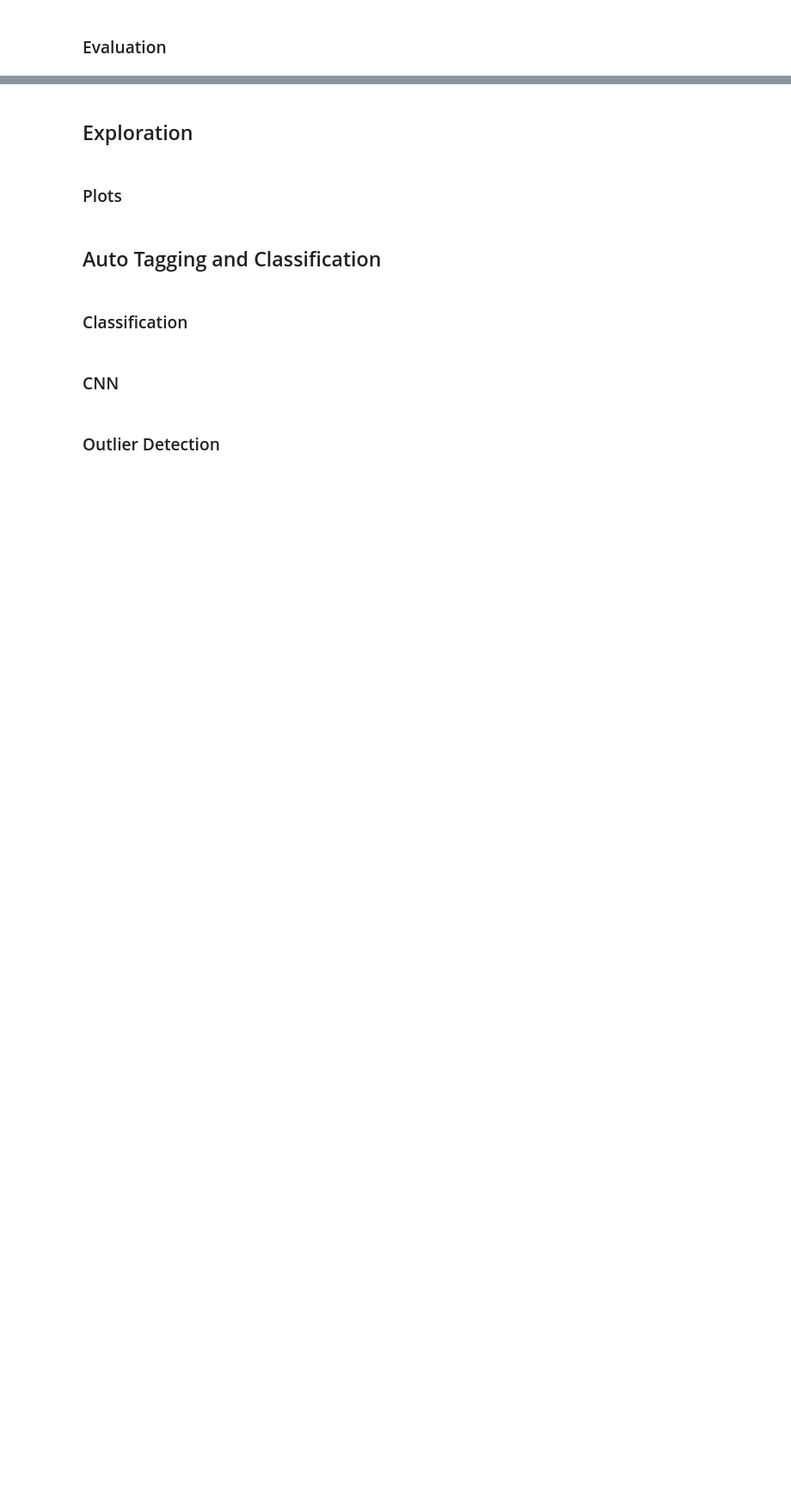
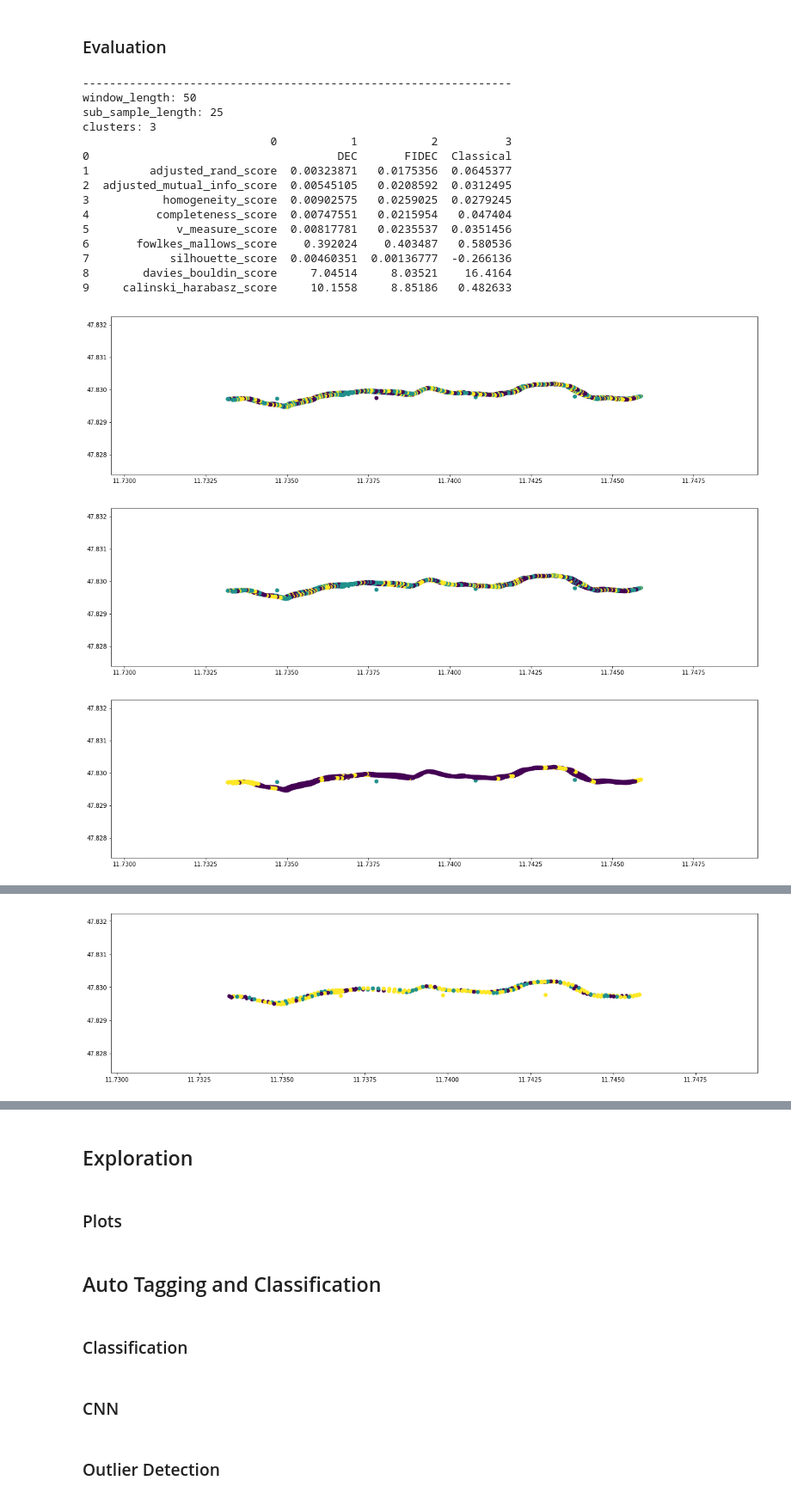
Before and after one commit to langersteff/garmin_data_explore, a Jupyter notebook: data_exploration.ipynb, the cells around one changed output, grey strips where cells are left out. Shown at 86% size. Cells and saved outputs as stored; diff of their text form; code cells hidden in the pictures; blank space fills up the shorter version.

```diff
--- a/data_exploration.ipynb
+++ b/data_exploration.ipynb
@@ -55,12 +56,14 @@ mtb_classifier = MtbClassifier()
 warngau_files=['warngaus2_1', 'warngaus2_2']#'warngaus1_1', 'warngaus1_2', 'warngaus1_3',
 location_based_label_files=['warngaus2_labels', 'warngaus2_labels']
 columns = ['SensorAccelerationX_HD', 'SensorAccelerationY_HD', 'SensorAccelerationZ_HD','altitude', 'speed', 'heart_rate', 'SensorHeading', LATITUDE_KEY, LONGITUDE_KEY]
-window_lengths = [50, 100, 150, 200, 300]
-sub_sample_lengths = [25, 50, 75, 100, 150]
-nums_clusters = [3,4,6,8,12,16]
+#window_lengths = [50, 100, 150, 200, 300]
+#sub_sample_lengths = [25, 50, 75, 100, 150]
+window_lengths = [50, 150, 300]
+sub_sample_lengths = [25, 75, 150]
+nums_clusters = [3]# TODO: ,4,6,8,12,16]
 prefix='warngau_s2'
 # %%
-if False:
+if True:
     mtb_data_provider.prepare_and_save_samples(
         warngau_files,
         columns,
@@ -68,6 +71,7 @@ if False:
         prefix='warngau_s2',
         window_lengths=window_lengths,
         sub_sample_lengths=sub_sample_lengths,
+        norm='l2',
         force_overwrite=True)
 # %% [markdown]
 ## FIDEC
@@ -140,30 +98,79 @@ Pretraining time: 73s
 # %% [markdown]
 ### Evaluation
 # %%
+from sklearn.preprocessing import normalize
 prefix='warngau_s2'
 for num_clusters in nums_clusters:
     for window_length in window_lengths:
         for sub_sample_length in sub_sample_lengths:
             if sub_sample_length >= window_length:
                 continue
 
             print("----------------------------------------------------------------")
             print("window_length:", window_length)
             print("sub_sample_length:", sub_sample_length)
             print("clusters:", num_clusters)
 
             # TODO: Write all cluster variations in one table?
 
-            experiment_prefix = "%s_%s_%s" % (prefix, str(window_length), str(sub_sample_length), str(num_clusters))
-            filename_y_pred_dec = "evaluation/%s_dec_y_pred" % experiment_prefix + "_score.csv"
-            filename_y_pred_fidec = "evaluation/%s_fidec_y_pred" % experiment_prefix + "_score.csv"
-            filename_y_pred_classical = "evaluation/%s_classical_y_pred" % experiment_prefix + "_score.csv"
+            experiment_prefix = "%s_%s_%s_%s" % (prefix, str(window_length), str(sub_sample_length), str(num_clusters))
+            filename_scores_dec = "evaluation/%s_dec_y_pred" % experiment_prefix + "_score.csv"
+            filename_scores_fidec = "evaluation/%s_fidec_y_pred" % experiment_prefix + "_score.csv"
+            filename_scores_classical = "evaluation/%s_classical_y_pred" % experiment_prefix + "_score.csv"
 
-            results_dec = pd.read_csv(filename_y_pred_dec).values.T
-            results_fidec = pd.read_csv(filename_y_pred_fidec).values.T
-            results_classical = pd.read_csv(filename_y_pred_classical).values.T
+            results_dec = pd.read_csv(filename_scores_dec).values.T
+            results_fidec = pd.read_csv(filename_scores_fidec).values.T
+            results_classical = pd.read_csv(filename_scores_classical).values.T
 
             results_complete = np.vstack((results_dec, results_fidec[1, :], results_classical[1, :])).T
-            results_complete = np.insert(results_complete, 0, ['', 'DEC', 'FIDEC', 'AgglomerativeClustering'], axis=0)
+            results_complete = np.insert(results_complete, 0, ['', 'DEC', 'FIDEC', 'Classical'], axis=0)
 
             print (pd.DataFrame(results_complete), "\n\n")
+
+            # --------------------- PLOTS ---------------------
+
+            data_prefix = "%s_%s_%s" % (prefix, str(window_length), str(sub_sample_length))
+
+            filename_y_pred_dec = "evaluation/%s_dec_y_pred.npy" % experiment_prefix
+            filename_y_pred_fidec = "evaluation/%s_fidec_y_pred.npy" % experiment_prefix
+            filename_y_pred_classical = "evaluation/%s_classical_y_pred.npy" % experiment_prefix
+
+            filename_features = "data/%s_features.npy" % data_prefix
+            feature_file = np.load(filename_features)
+
+            filename_raw = "data/%s_raw.npy" % data_prefix
+            raw_file = np.load(filename_raw)
+
+            y_pred_dec = np.load(filename_y_pred_dec)
+            y_pred_fidec = np.load(filename_y_pred_fidec)
+            y_pred_classical = np.load(filename_y_pred_classical)
+
+            geometry = gpd.points_from_xy(feature_file[:, -1], feature_file[:, -2])
+            gdf_dec = GeoDataFrame(geometry=geometry)
+            gdf_dec.plot(c=y_pred_dec, figsize=(20, 30))
+
+            gdf_fidec = GeoDataFrame(geometry=geometry)
+            gdf_fidec.plot(c=y_pred_fidec, figsize=(20, 30))
+
+            gdf_classical = GeoDataFrame(geometry=geometry)
+            gdf_classical.plot(c=y_pred_classical, figsize=(20, 30))
+            plt.show()
+# %% [output]
+----------------------------------------------------------------
+window_length: 50
+sub_sample_length: 25
+clusters: 3
+                            0           1           2          3
+0                                     DEC       FIDEC  Classical
+1         adjusted_rand_score  0.00323871   0.0175356  0.0645377
+2  adjusted_mutual_info_score  0.00545105   0.0208592  0.0312495
+3           homogeneity_score  0.00902575   0.0259025  0.0279245
+4          completeness_score  0.00747551   0.0215954   0.047404
+5             v_measure_score  0.00817781   0.0235537  0.0351456
+6       fowlkes_mallows_score    0.392024    0.403487   0.580536
+7            silhouette_score  0.00460351  0.00136777  -0.266136
+8        davies_bouldin_score     7.04514     8.03521    16.4164
+9     calinski_harabasz_score     10.1558     8.85186   0.482633
+[figure, added]
+[figure, added]
+[figure, added]
@@ -169,0 +192 @@ for num_clusters in nums_clusters:
+[figure, added]
```
Also changed, not shown: parts of 5 cells of this notebook, 2 other files.
